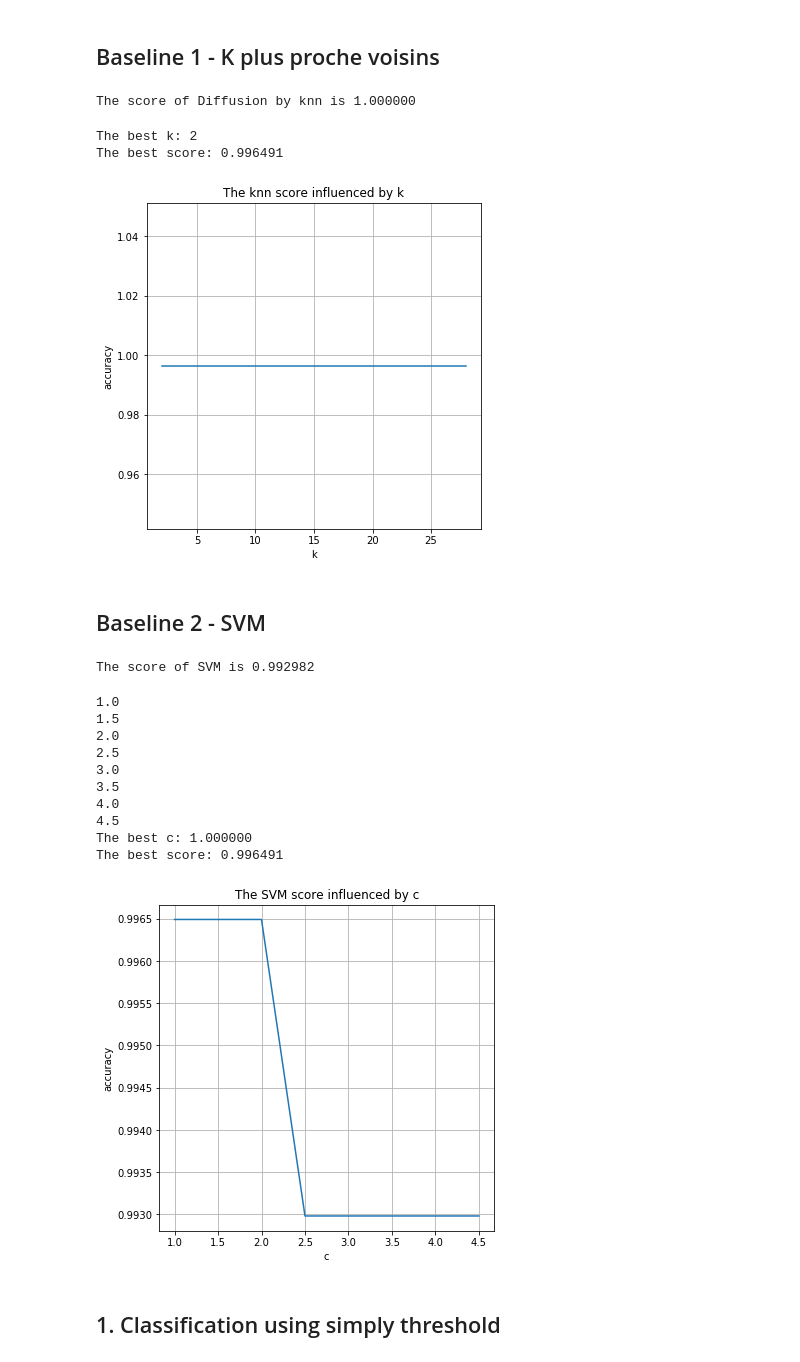
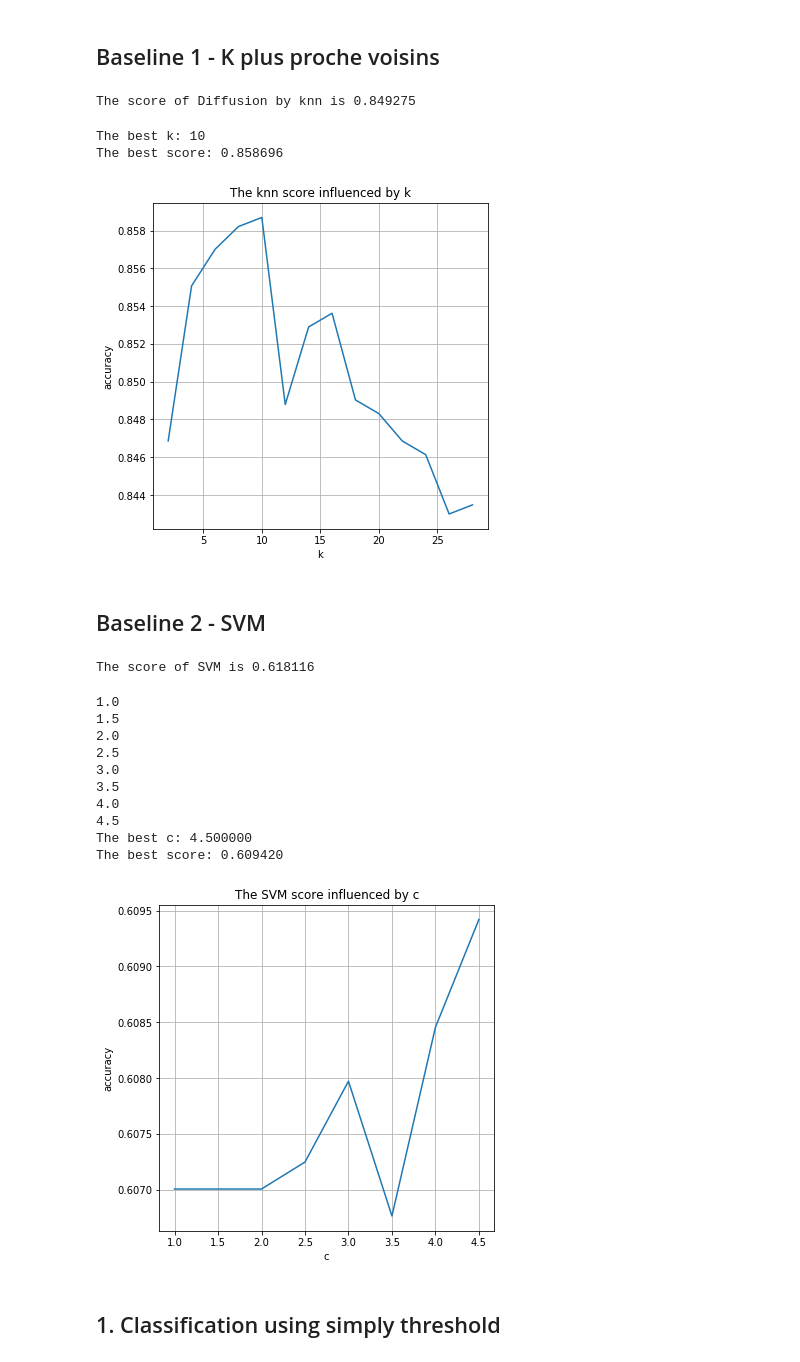
Before and after one commit to quentin-duchemin/Projet_MALAP, a Jupyter notebook: Projet.ipynb, the cells around one changed output. Cells and saved outputs as stored; diff of their text form; code cells hidden in the pictures.

```diff
--- a/Projet.ipynb
+++ b/Projet.ipynb
@@ -171,9 +171,9 @@ data = df.as_matrix().copy()
 
 
 # Normalisation de la base de données
-#min_max_scaler = MinMaxScaler()
-#data =  min_max_scaler.fit_transform(data)
-data = scale(data)
+min_max_scaler = MinMaxScaler()
+data =  min_max_scaler.fit_transform(data)
+#data = scale(data)
 
 n, m = np.shape(data)
 # Pourcentage de la base d'apprentissage non étiquettée
@@ -268,7 +259,7 @@ M = KNN(1)
 M.fit(data,labels)
 print("The score of Diffusion by knn is %f" % M.score(labpredire))
 # %% [output]
-The score of Diffusion by knn is 1.000000
+The score of Diffusion by knn is 0.849275
 # %%
 def test_knn(data, labels, labpredire):
     lk = range(2, 30, 2)
@@ -291,9 +282,9 @@ def test_knn(data, labels, labpredire):
 # %%
 test_knn(data, labels, labpredire)
 # %% [output]
-The best k: 2
-The best score: 0.996491
+The best k: 10
+The best score: 0.858696
-[figure, old version]
+[figure, new version]
 # %% [markdown]
 ## Baseline 2 - SVM
 # %%
@@ -301,7 +292,7 @@ clf = SVC(C=5, gamma=0.01)
 clf.fit(data[:L], labels)
 print("The score of SVM is %f" % (clf.score(data[L:], labpredire)))
 # %% [output]
-The score of SVM is 0.992982
+The score of SVM is 0.618116
 # %%
 def test_svm(data, y, L):
     lc = np.arange(1, 5, 0.5)
@@ -323,20 +314,20 @@ def test_svm(data, y, L):
     plt.grid()
     plt.show()
 # %%
-test_svm(data, ymnisttrain, L)
-#test_svm(data, lbl, L)
+#test_svm(data, ymnisttrain, L)
+test_svm(data, lbl, L)
 # %% [output]
 1.0
 1.5
 2.0
 2.5
 3.0
 3.5
 4.0
 4.5
-The best c: 1.000000
-The best score: 0.996491
+The best c: 4.500000
+The best score: 0.609420
-[figure, old version]
+[figure, new version]
 # %% [markdown]
 ## 1. Classification using simply threshold
 # %% [markdown]
```
Also changed, not shown: parts of 18 cells of this notebook.
